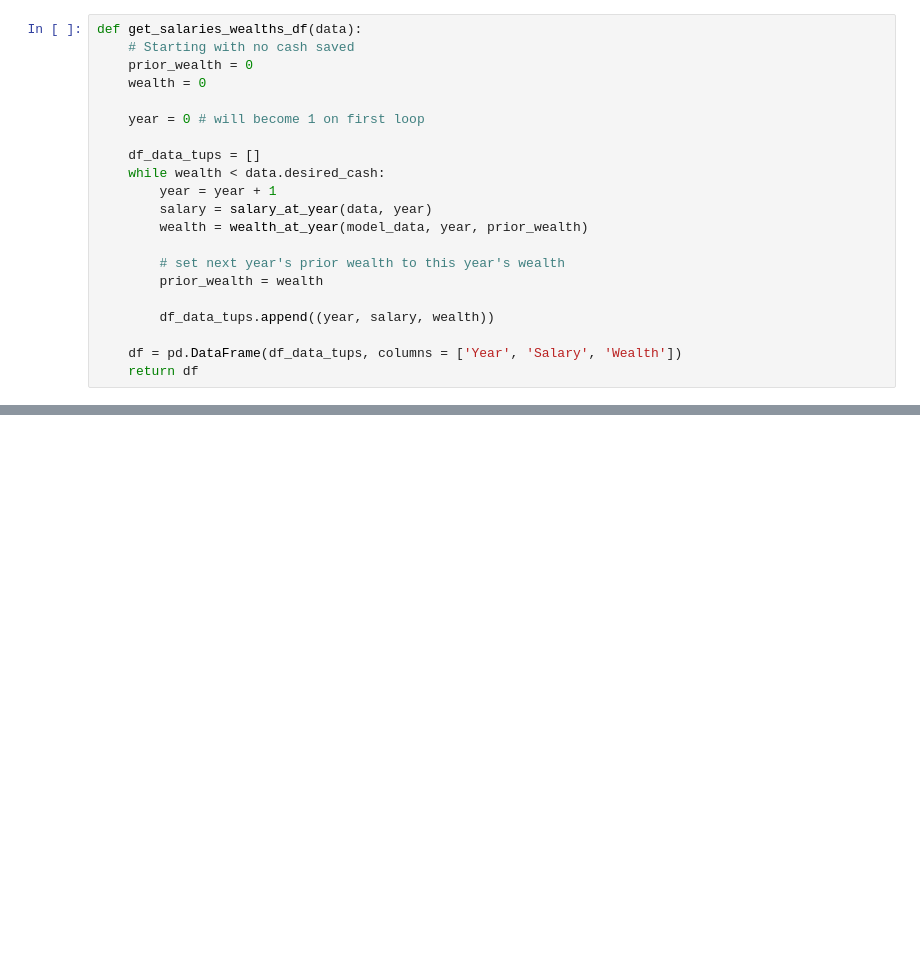
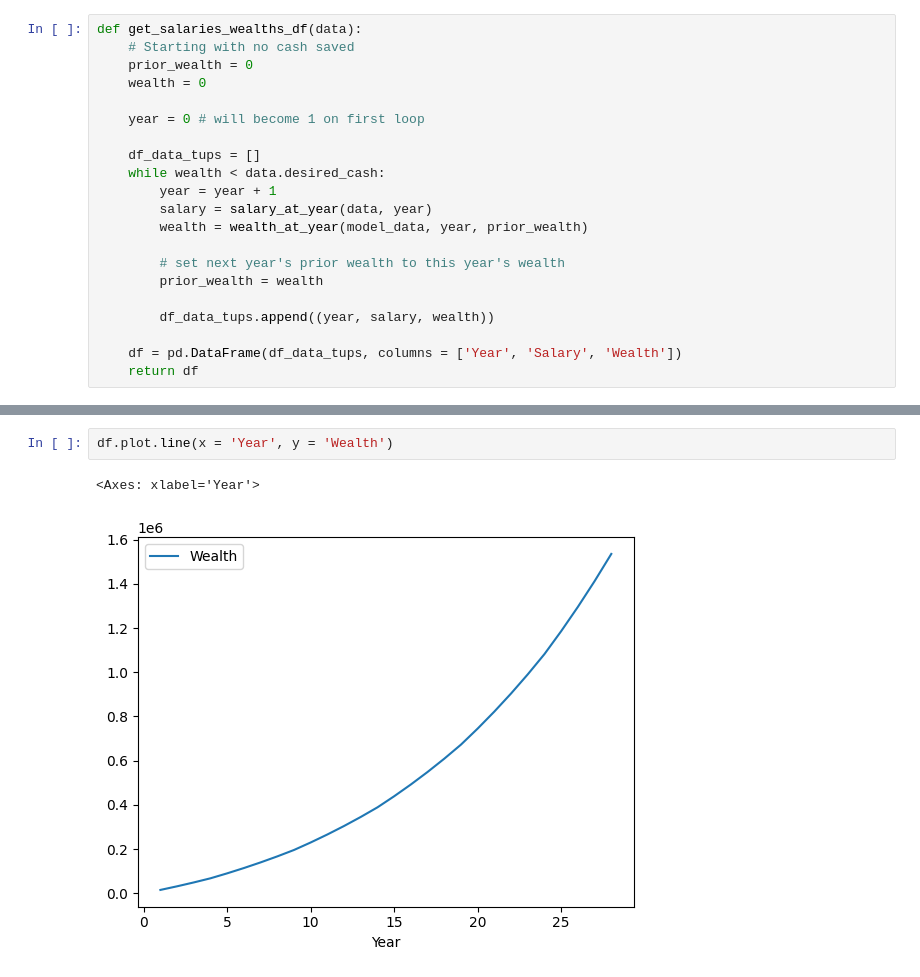
Before and after one commit to Vivek-code-bit/sem4python, a Jupyter notebook: Dynamic Salary Retirement Model.ipynb, the cells around one changed output, grey strips where cells are left out. Cells and saved outputs as stored; diff of their text form; blank space fills up the shorter version.

```diff
--- a/Dynamic Salary Retirement Model.ipynb
+++ b/Dynamic Salary Retirement Model.ipynb
@@ -180,0 +206,5 @@ df.style.format({
+# %%
+df.plot.line(x = 'Year', y = 'Wealth')
+# %% [output]
+<Axes: xlabel='Year'>
+[figure, added]
```
Also changed, not shown: parts of 6 cells of this notebook.
